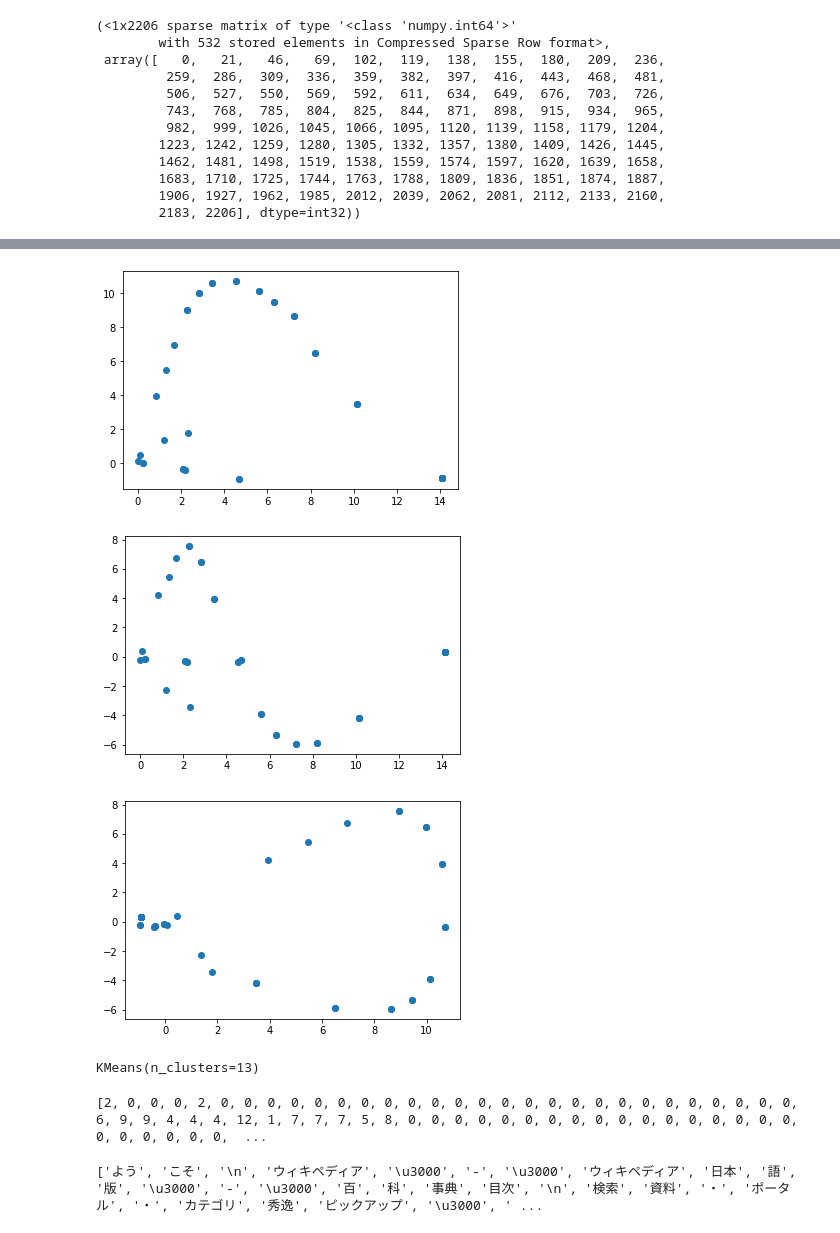
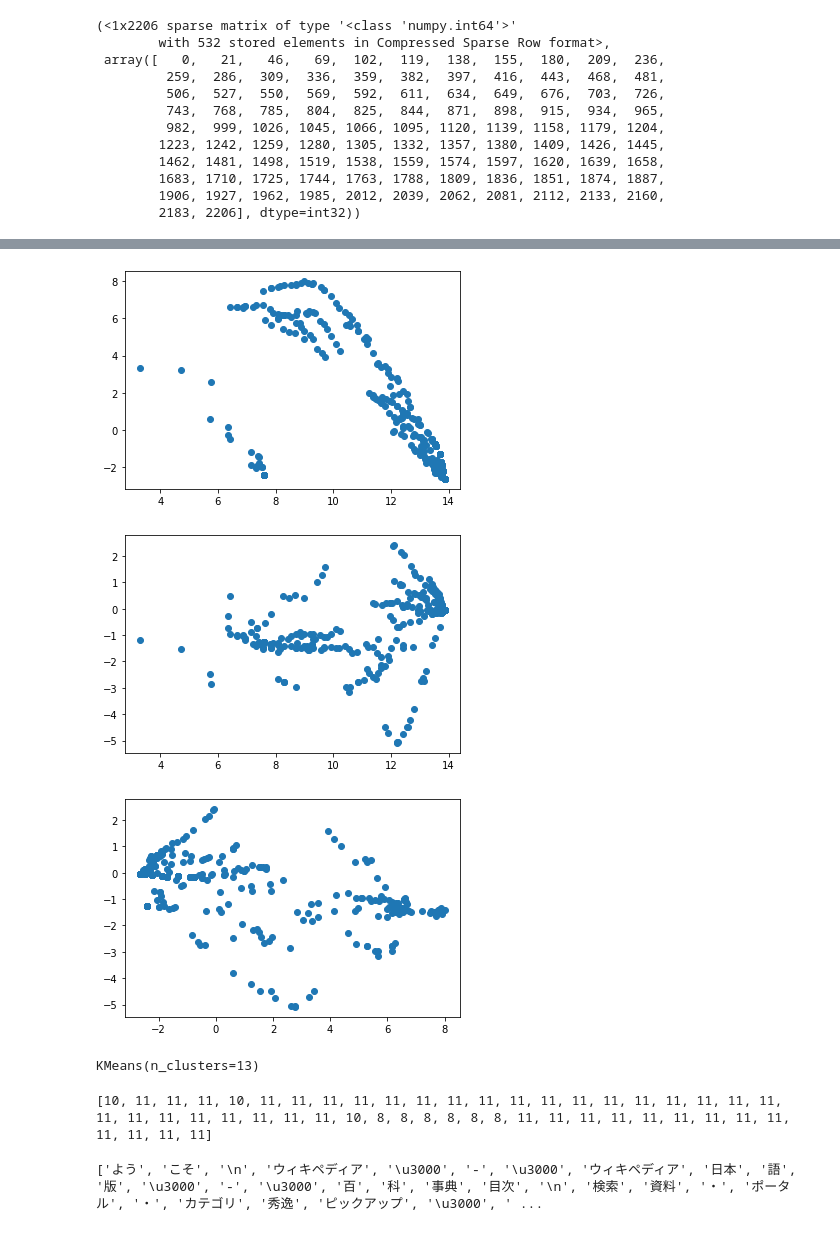
Before and after one commit to achenbarrett/ml_theory_final, a Jupyter notebook: GrammarClustering.ipynb, the cells around one changed output, grey strips where cells are left out. Cells and saved outputs as stored; diff of their text form; code cells hidden in the pictures.

Commit message:
Add files via upload
clustering approaches using grammatical features of text; added additional data samples for testing

```diff
--- a/GrammarClustering.ipynb
+++ b/GrammarClustering.ipynb
@@ -162,21 +178,21 @@ rt_embedding = make_pipeline(
 # %%
-# Fit and transform data
-transformed = rt_embedding.fit_transform(df[['wa','ga','o','suru','ru','na','ii','no','startSentence','endSentence']].iloc[0:100])
+# Fit and transform data (first 50,000)
+transformed = rt_embedding.fit_transform(df[['wa','ga','o','suru','ru','na','ii','no','startSentence','endSentence']].iloc[0:50000])
 # %%
 # Plot sample new data points
-x = [transformed[i][0] for i in range(len(transformed))]
-y = [transformed[i][1] for i in range(len(transformed))]
-z = [transformed[i][2] for i in range(len(transformed))]
+x = [transformed[i][0] for i in range(500)]
+y = [transformed[i][1] for i in range(500)]
+z = [transformed[i][2] for i in range(500)]
 plt.scatter(x,y)
 plt.show()
 plt.scatter(x,z)
 plt.show()
 plt.scatter(y,z)
 plt.show()
 # %% [output]
-[figure, old version]
+[figure, new version]
-[figure, old version]
+[figure, new version]
-[figure, old version]
+[figure, new version]
 # %%
 # K-means clustering
 # %%
@@ -191,9 +207,9 @@ labels = []
 for i in range(len(transformed)):
     labels.append(kmeans.predict(transformed[i].reshape(1, -1))[0])
 # %%
-print(labels)
+print(labels[0:50])
 # %% [output]
-[2, 0, 0, 0, 2, 0, 0, 0, 0, 0, 0, 0, 0, 0, 0, 0, 0, 0, 0, 0, 0, 0, 0, 0, 0, 0, 0, 0, 0, 0, 6, 9, 9, 4, 4, 4, 12, 1, 7, 7, 7, 5, 8, 0, 0, 0, 0, 0, 0, 0, 0, 0, 0, 0, 0, 0, 0, 0, 0, 0, 0, 0, 0, 0, 0, 0,  ...
+[10, 11, 11, 11, 10, 11, 11, 11, 11, 11, 11, 11, 11, 11, 11, 11, 11, 11, 11, 11, 11, 11, 11, 11, 11, 11, 11, 11, 11, 11, 10, 8, 8, 8, 8, 8, 8, 11, 11, 11, 11, 11, 11, 11, 11, 11, 11, 11, 11, 11]
 # %%
 test = nagisa.tagging(data[0])
 print(test.words, test.postags)
```
Also changed, not shown: parts of 1 cell of this notebook.
